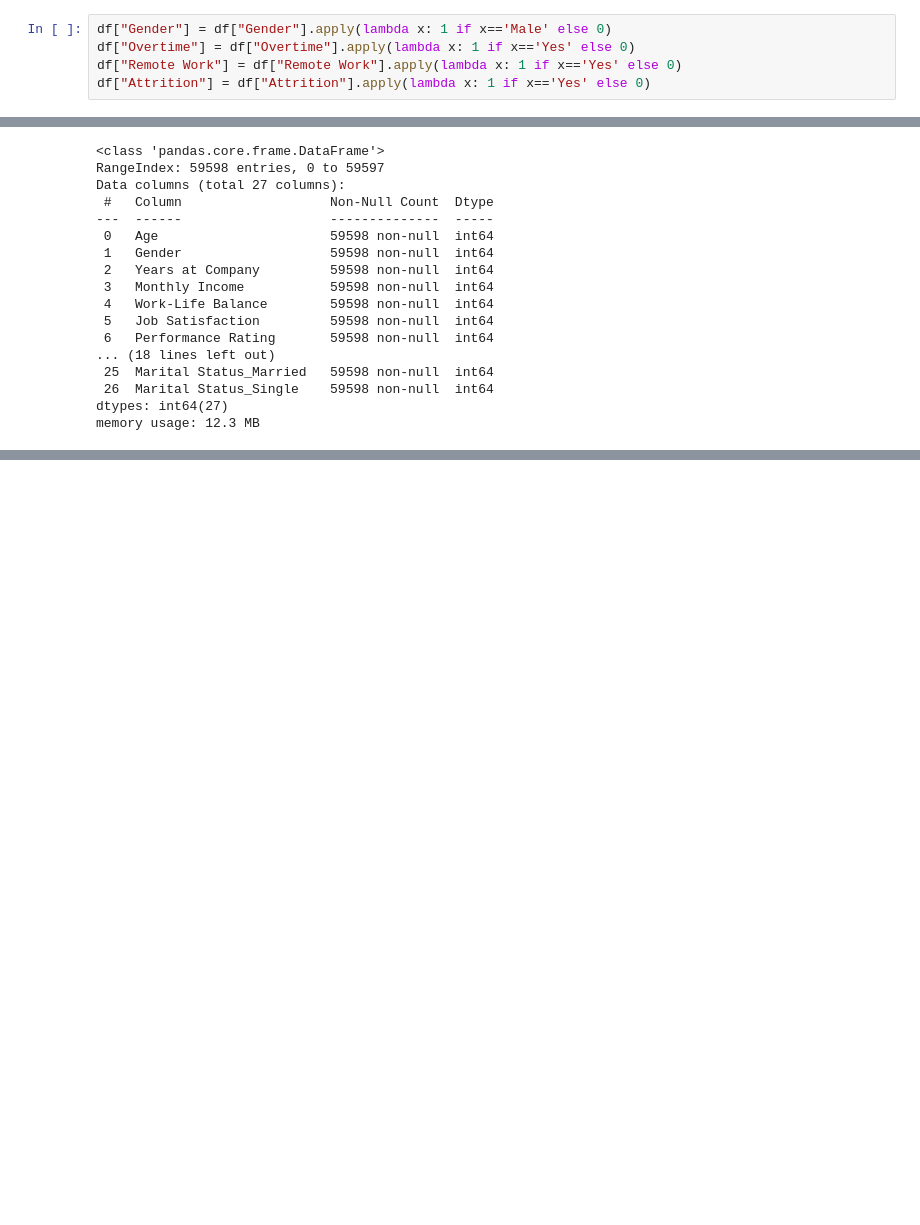
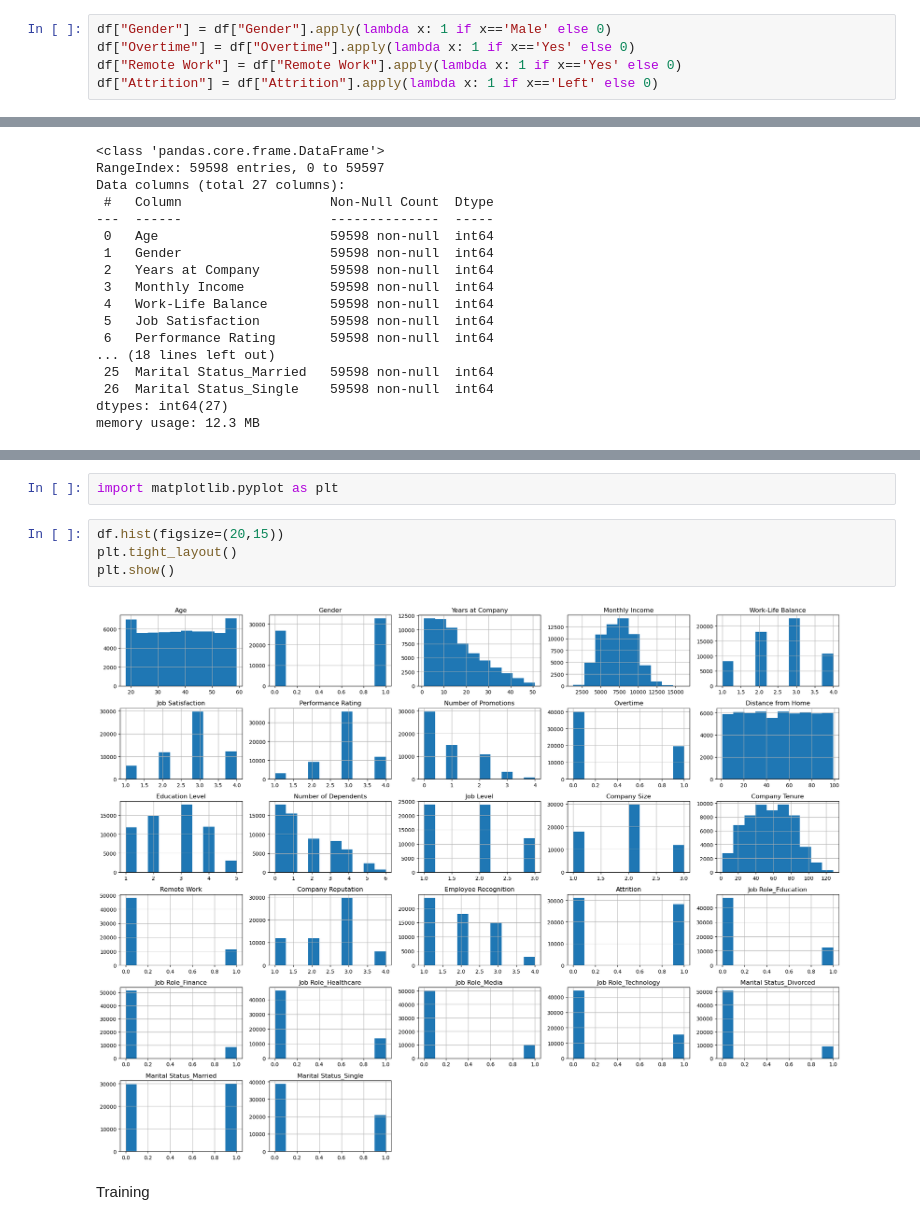
Before and after one commit to MI264B/Employee-attrition-prediction, a Jupyter notebook: schl.ipynb, the cells around one changed output, grey strips where cells are left out. Cells and saved outputs as stored; diff of their text form; blank space fills up the shorter version.

Commit message:
corr and graph

```diff
--- a/schl.ipynb
+++ b/schl.ipynb
@@ -48,7 +50,7 @@ memory usage: 10.9+ MB
 df["Gender"] = df["Gender"].apply(lambda x: 1 if x=='Male' else 0)
 df["Overtime"] = df["Overtime"].apply(lambda x: 1 if x=='Yes' else 0)
 df["Remote Work"] = df["Remote Work"].apply(lambda x: 1 if x=='Yes' else 0)
-df["Attrition"] = df["Attrition"].apply(lambda x: 1 if x=='Yes' else 0)
+df["Attrition"] = df["Attrition"].apply(lambda x: 1 if x=='Left' else 0)
 # %%
 df = pd.get_dummies(df, columns=["Job Role"], dtype=int)
 df = pd.get_dummies(df, columns=["Marital Status"], dtype=int)
@@ -194,0 +233,10 @@ memory usage: 12.3 MB
+# %%
+import matplotlib.pyplot as plt
+# %%
+df.hist(figsize=(20,15))
+plt.tight_layout()
+plt.show()
+# %% [output]
+[figure, added]
+# %% [markdown]
+Training
```
Also changed, not shown: parts of 3 cells of this notebook.
